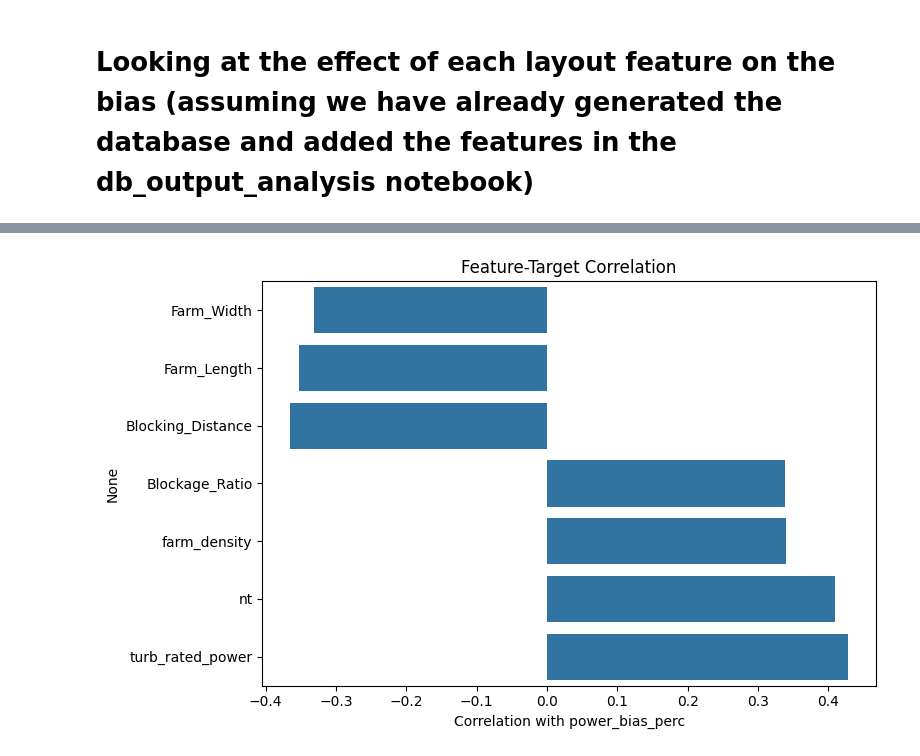
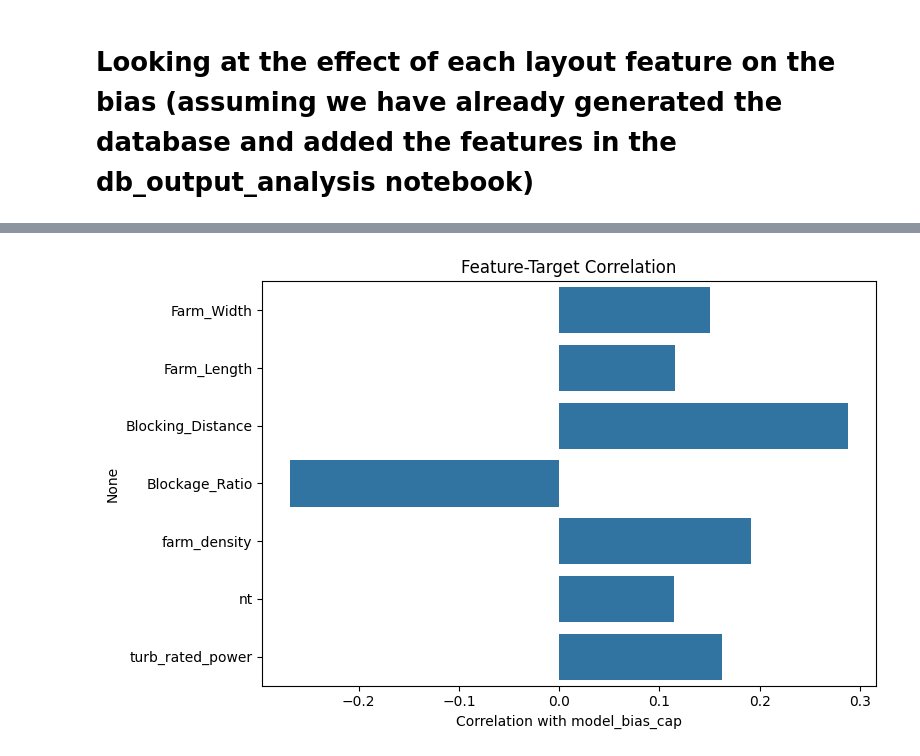
Before and after one commit to EUFLOW/WIFA_UQ, a Jupyter notebook: model_error_database/Notebooks/layout_features_demo.ipynb, the cells around one changed output, grey strips where cells are left out. Saved outputs shown, nothing was run; the diff lists cells and outputs as text; code cells hidden in the pictures.

```diff
--- a/model_error_database/Notebooks/layout_features_demo.ipynb
+++ b/model_error_database/Notebooks/layout_features_demo.ipynb
@@ -81,7 +81,7 @@ import numpy as np
 import pandas as pd
 
 # Load dataset and create version in dataframe format
-xr_data=xr.load_dataset("results_stacked_hh.nc")
+xr_data=xr.load_dataset("results_stacked_hh_best_sample.nc")
 df=xr_data.to_dataframe().reset_index()
 df['log_z0']=np.log(df['z0'].values)
 xr_data
@@ -106,18 +122,18 @@ Data variables: (12/17)
 # %%
 features = df[['Farm_Width', 'Farm_Length', 'Blocking_Distance', 'Blockage_Ratio', 'farm_density', 'nt', 'turb_rated_power']]
-target = df['power_bias_perc']
+target = df['model_bias_cap']
 
 # Compute correlation between each feature and the target
 feature_target_corr = features.corrwith(target)
 
 feature_target_corr.sort_values(ascending=False)
 
 
 plt.figure(figsize=(8,5))
 sns.barplot(x=feature_target_corr.values, y=feature_target_corr.index, orient='h')
-plt.xlabel('Correlation with power_bias_perc')
+plt.xlabel('Correlation with model_bias_cap')
 plt.title('Feature-Target Correlation')
 plt.tight_layout()
 plt.show()
 # %% [output]
-[figure, old version]
+[figure, new version]
```
Also changed, not shown: parts of 2 cells of this notebook, 20 other files.
